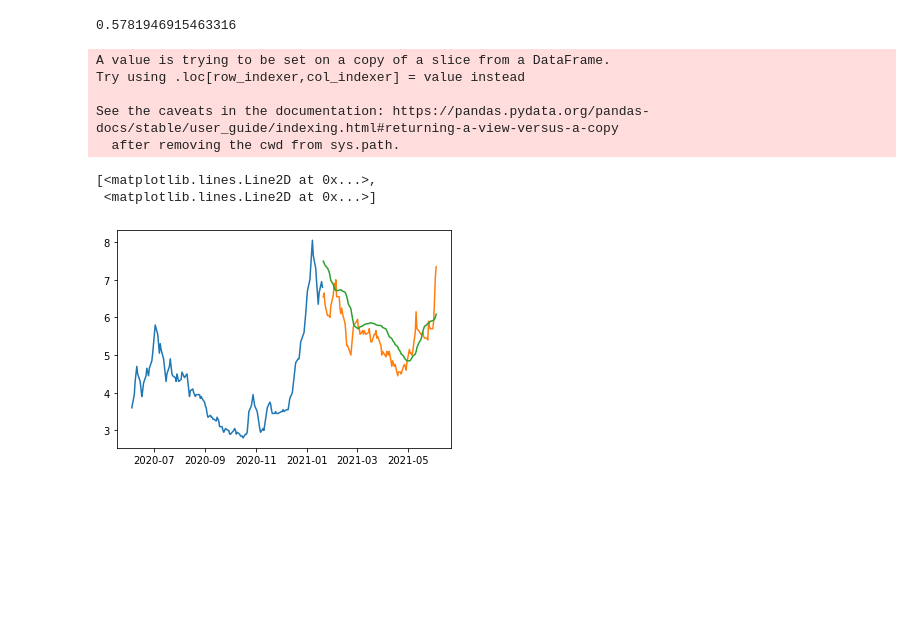
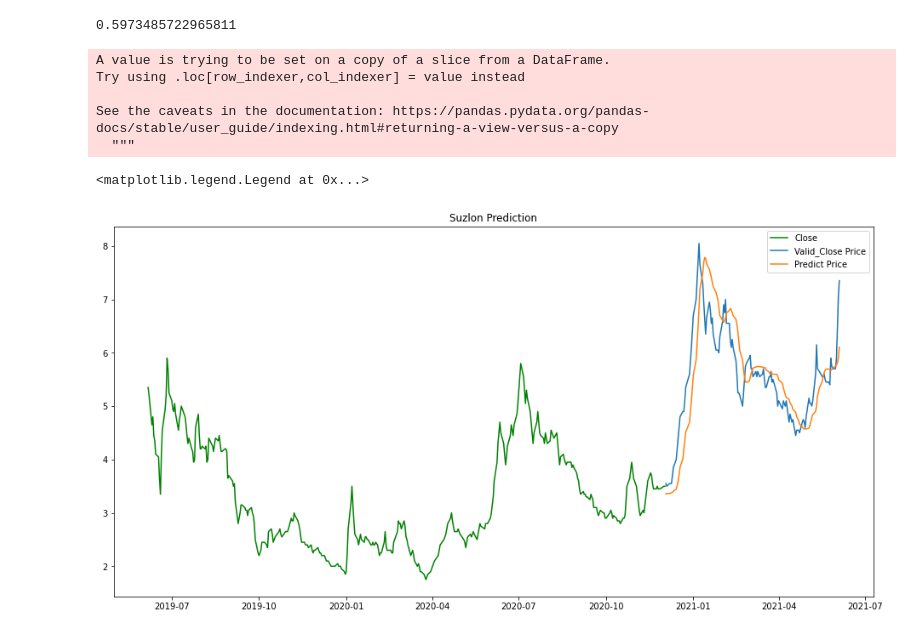
Before and after one commit to thiyagi9/PythonPractises, a Jupyter notebook: Suzlon.ipynb, the cells around one changed output. Cells and saved outputs as stored; diff of their text form; code cells hidden in the pictures; blank space fills up the shorter version.

```diff
--- a/Suzlon.ipynb
+++ b/Suzlon.ipynb
@@ -18,5 +18,6 @@ Saving 05-06-2020-TO-04-06-2021SUZLONALLN.csv to 05-06-2020-TO-04-06-2021SUZLONA
 # %%
-df=pd.read_csv('05-06-2020-TO-04-06-2021SUZLONALLN.csv',parse_dates=True, error_bad_lines=False)
+df=pd.read_csv('06-06-2019-TO-04-06-2021SUZLONALLN.csv',parse_dates=True, error_bad_lines=False)
 df['Perc_Change']=((df['Close Price']-df['Prev Close'])/df['Prev Close'])*100
+df['returns']=df['Close Price'].pct_change()
 # %%
 df['Date']=pd.to_datetime(df['Date'])
@@ -89 +65,5 @@ See the caveats in the documentation: https://pandas.pydata.org/pandas-docs/stab
 Name: Perc_Change, dtype: float64
+# %%
+df['log_returns']=np.log(1+df['returns'])
+
+X=df[['Close Price','log_returns']]
@@ -101,3 +147,7 @@ plt.plot(df['Close Price'], label='Close Price history')
+# %%
+s=df.shape
+size=s[0]*.75
+size=int(size)
 # %%
 #importing required libraries
 from sklearn.preprocessing import MinMaxScaler
@@ -117,9 +167,9 @@ new_data.drop('Date', axis=1, inplace=True)
 
 #creating train and test sets
 dataset = new_data.values
-
-train = dataset[0:160,:]
-valid = dataset[160:,:]
+#size=size.astype(int)
+train = dataset[0:size,:]
+valid = dataset[size:,:]
 
 #converting dataset into x_train and y_train
 scaler = MinMaxScaler(feature_range=(0, 1))
@@ -161,20 +211,23 @@ closing_price = scaler.inverse_transform(closing_price)
 rms=np.sqrt(np.mean(np.power((valid-closing_price),2)))
 rms
 # %% [output]
-0.5781946915463316
+0.5973485722965811
 # %%
 #for plotting
-train = new_data[:160]
-valid = new_data[160:]
+plt.figure(figsize=(16,8))
+train = new_data[:size]
+valid = new_data[size:]
 valid['Predictions'] = closing_price
-plt.plot(train['Close'])
-plt.plot(valid[['Close','Predictions']])
+plt.plot(train['Close'],'g')
+plt.plot(valid[['Close','Predictions']]
+)
+plt.title('Suzlon Prediction')
+plt.legend(['Close','Valid_Close Price','Predict Price'])
 # %% [output]
 A value is trying to be set on a copy of a slice from a DataFrame.
 Try using .loc[row_indexer,col_indexer] = value instead
 
 See the caveats in the documentation: https://pandas.pydata.org/pandas-docs/stable/user_guide/indexing.html#returning-a-view-versus-a-copy
-  after removing the cwd from sys.path.
+  """
-[<matplotlib.lines.Line2D at 0x...>,
- <matplotlib.lines.Line2D at 0x...>]
+<matplotlib.legend.Legend at 0x...>
-[figure, old version]
+[figure, new version]
```
Also changed, not shown: parts of 20 cells of this notebook.
